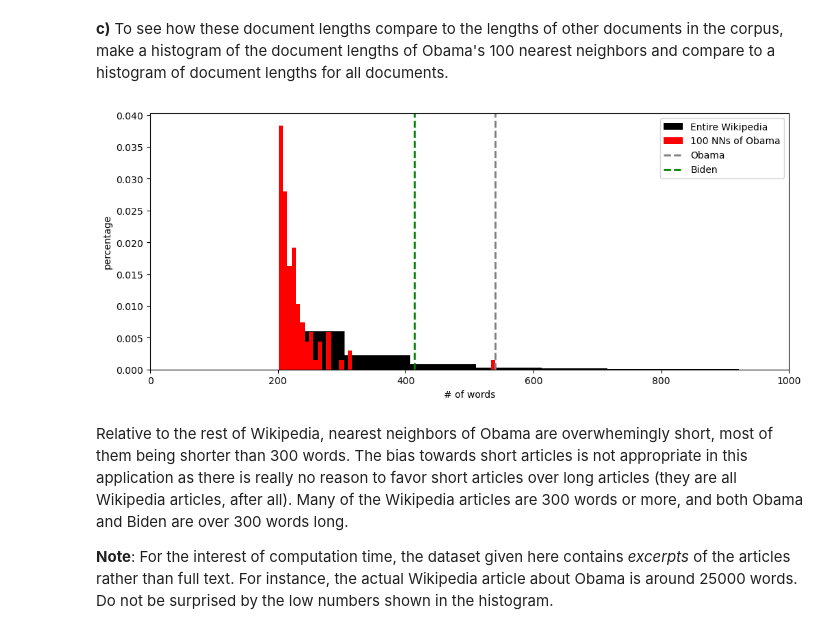
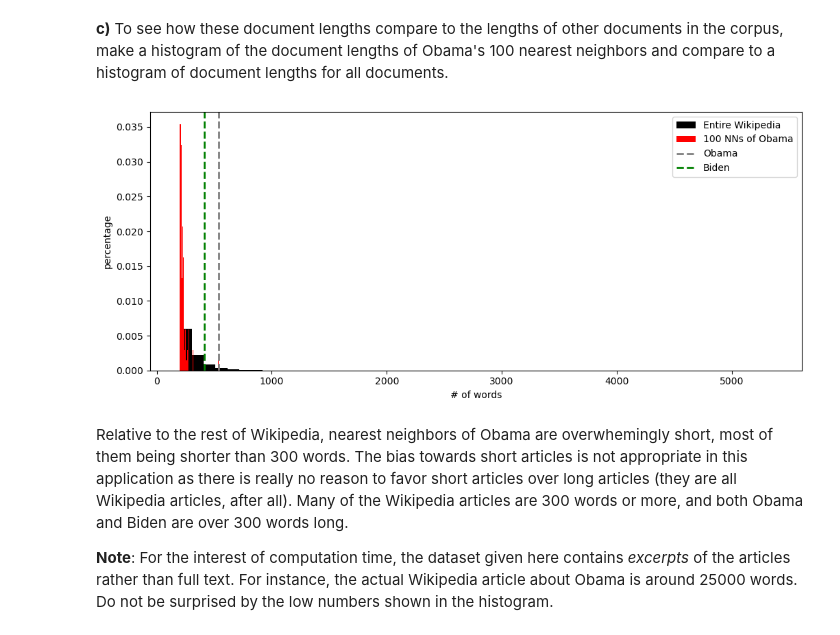
Before and after one commit to Axan18/Introduction-to-data-analytics, a Jupyter notebook: Assignment4/Assignment_4_without_code.ipynb, the cells around one changed output. Saved outputs shown, nothing was run; the diff lists cells and outputs as text; code cells hidden in the pictures.

```diff
--- a/Assignment4/Assignment_4_without_code.ipynb
+++ b/Assignment4/Assignment_4_without_code.ipynb
@@ -406,19 +350,17 @@ nearest_neighbors_euclidean[['name', 'length']]
 # %%
 plt.figure(figsize=(10.5,4.5))
 plt.xlabel('# of words')
 plt.ylabel('percentage')
 plt.hist(wiki['length'], 50, color='k', edgecolor='none', histtype= 'stepfilled', label='Entire Wikipedia', density=True)
 plt.hist(nearest_neighbors_euclidean['length'], 50, color='r', edgecolor='none', histtype= 'stepfilled', label='100 NNs of Obama', density=True)
 plt.axvline(wiki['length'][wiki['name'] == 'Barack Obama'].values[0], color='grey', linestyle='--', linewidth=2, label='Obama')
 plt.axvline(wiki['length'][wiki['name'] == 'Joe Biden'].values[0], color='g', linestyle='--', linewidth=2, label='Biden')
-ax = plt.gca()
-ax.set_xlim([0, 1000])
 
 plt.legend()
+
 plt.tight_layout()
-plt.show()
 # %% [output]
-[figure, old version]
+[figure, new version]
 # %% [markdown]
 Relative to the rest of Wikipedia, nearest neighbors of Obama are overwhemingly short, most of them being shorter than 300 words. The bias towards short articles is not appropriate in this application as there is really no reason to  favor short articles over long articles (they are all Wikipedia articles, after all). Many of the Wikipedia articles are 300 words or more, and both Obama and Biden are over 300 words long.
 
```
Also changed, not shown: parts of 25 cells of this notebook, 4 other files.
